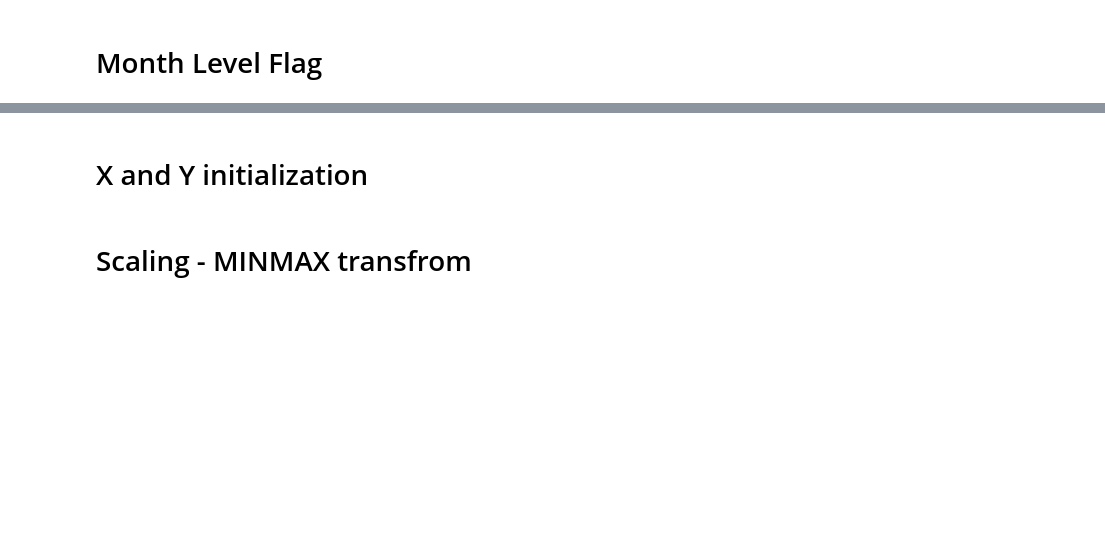
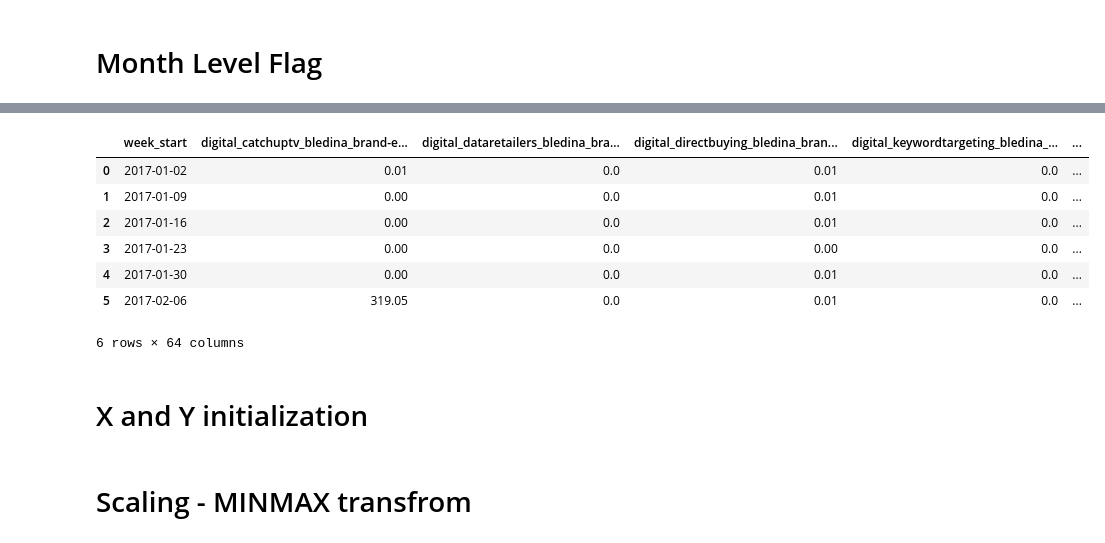
Before and after one commit to Quest-360/Danone_France, a Jupyter notebook: 20-04-2023-Flags.ipynb, the cells around one changed output, grey strips where cells are left out. Saved outputs shown, nothing was run; the diff lists cells and outputs as text; code cells hidden in the pictures; blank space fills up the shorter version.

```diff
--- a/20-04-2023-Flags.ipynb
+++ b/20-04-2023-Flags.ipynb
@@ -29,3 +49,14 @@ df.columns = df.columns.astype(str)
+# %%
+df.head(6)
+# %% [output]
+|  | week_start | digital_catchuptv_bledina_brand-e... | digital_dataretailers_bledina_bra... | digital_directbuying_bledina_bran... | digital_keywordtargeting_bledina_... | ... |
+| 0 | 2017-01-02 | 0.01 | 0.0 | 0.01 | 0.0 | ... |
+| 1 | 2017-01-09 | 0.00 | 0.0 | 0.01 | 0.0 | ... |
+| 2 | 2017-01-16 | 0.00 | 0.0 | 0.01 | 0.0 | ... |
+| 3 | 2017-01-23 | 0.00 | 0.0 | 0.00 | 0.0 | ... |
+| 4 | 2017-01-30 | 0.00 | 0.0 | 0.01 | 0.0 | ... |
+| 5 | 2017-02-06 | 319.05 | 0.0 | 0.01 | 0.0 | ... |
+6 rows × 64 columns
 # %% [markdown]
 # X and Y initialization
 # %%
```
Also changed, not shown: parts of 17 cells of this notebook.
